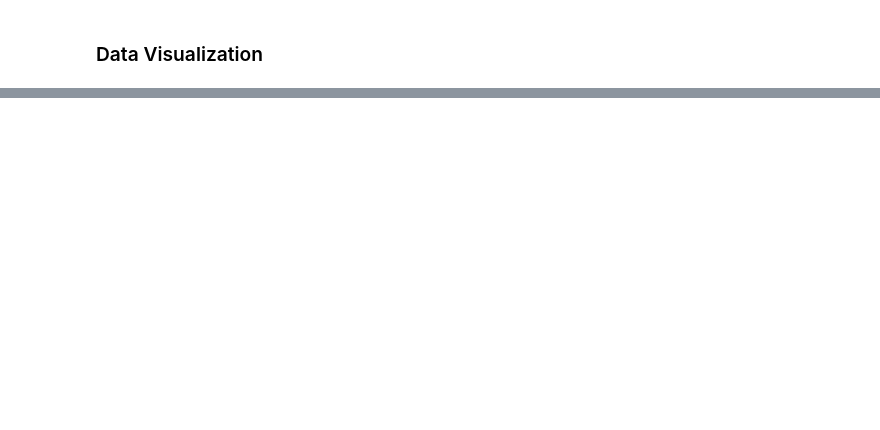
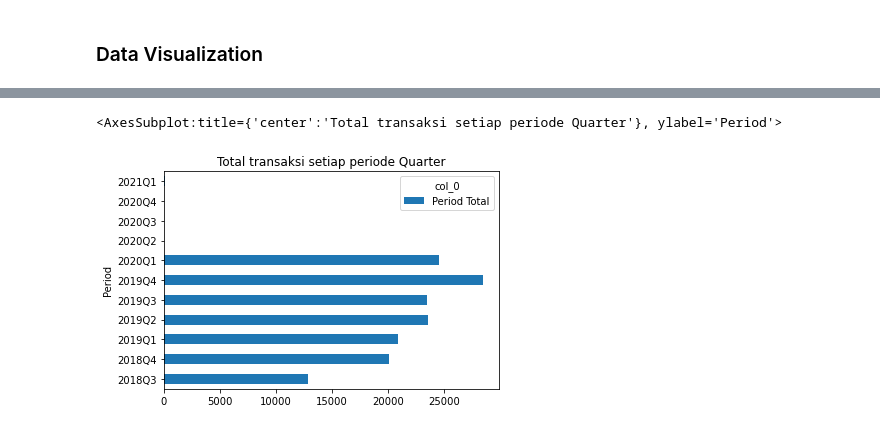
Before and after one commit to QueenLabs/data-analytics-python, a Jupyter notebook: pythin-da-skeleton.ipynb, the cells around one changed output, grey strips where cells are left out. Cells and saved outputs as stored; diff of their text form; code cells hidden in the pictures; blank space fills up the shorter version.

```diff
--- a/pythin-da-skeleton.ipynb
+++ b/pythin-da-skeleton.ipynb
@@ -235,0 +671,7 @@ Berapa Frequensi transaksi dari masing masing hari
+# %%
+period_total = pd.crosstab(
+    index=data['Period'],
+    columns='Period Total',
+)
+
+period_total
@@ -239,0 +711,5 @@ Berapa Frequensi transaksi dari masing masing hari
+# %%
+period_total.plot.barh(title='Total transaksi setiap periode Quarter')
+# %% [output]
+<AxesSubplot:title={'center':'Total transaksi setiap periode Quarter'}, ylabel='Period'>
+[figure, added]
```
Also changed, not shown: parts of 50 cells of this notebook.
